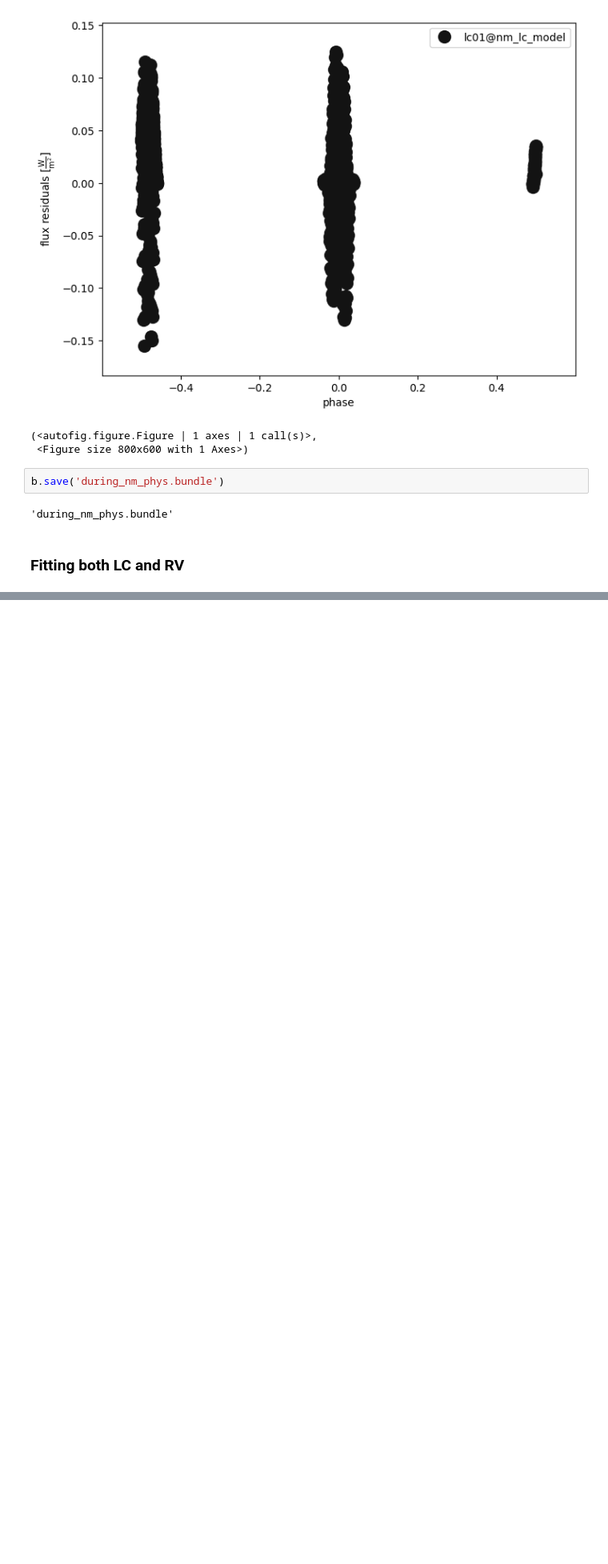
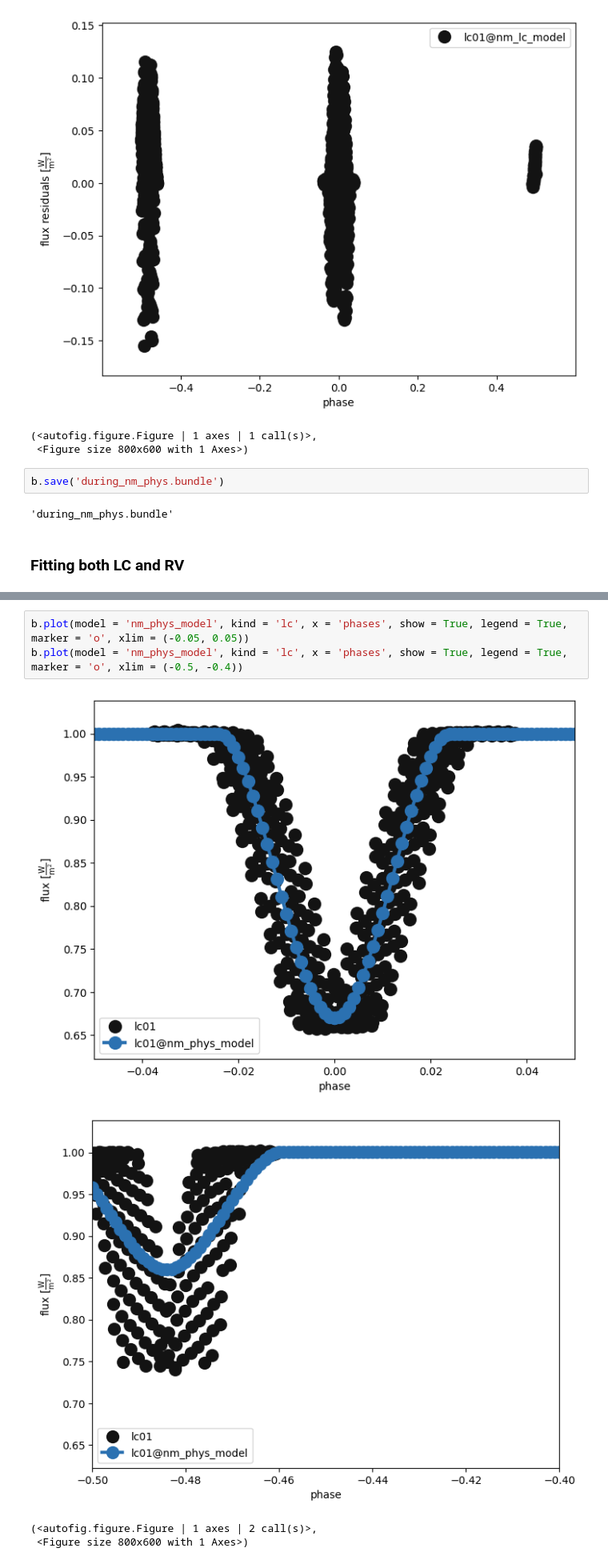
Before and after one commit to karanbt/EB-Modeling, a Jupyter notebook: notebook/04-optimize.ipynb, the cells around one changed output, grey strips where cells are left out. Shown at 80% size. Drawn from its saved outputs; the diff is of its cells as text; blank space fills up the shorter version.

```diff
--- a/notebook/04-optimize.ipynb
+++ b/notebook/04-optimize.ipynb
@@ -131,0 +197,8 @@ b.plot(model = 'nm_phys_model', kind = 'lc', x = 'phases', show = True, legend =
+# %%
+b.plot(model = 'nm_phys_model', kind = 'lc', x = 'phases', show = True, legend = True, marker = 'o', xlim = (-0.05, 0.05))
+b.plot(model = 'nm_phys_model', kind = 'lc', x = 'phases', show = True, legend = True, marker = 'o', xlim = (-0.5, -0.4))
+# %% [output]
+[figure, added]
+[figure, added]
+(<autofig.figure.Figure | 1 axes | 2 call(s)>,
+ <Figure size 800x600 with 1 Axes>)
```
Also changed, not shown: parts of 31 cells of this notebook, 1 other file.
